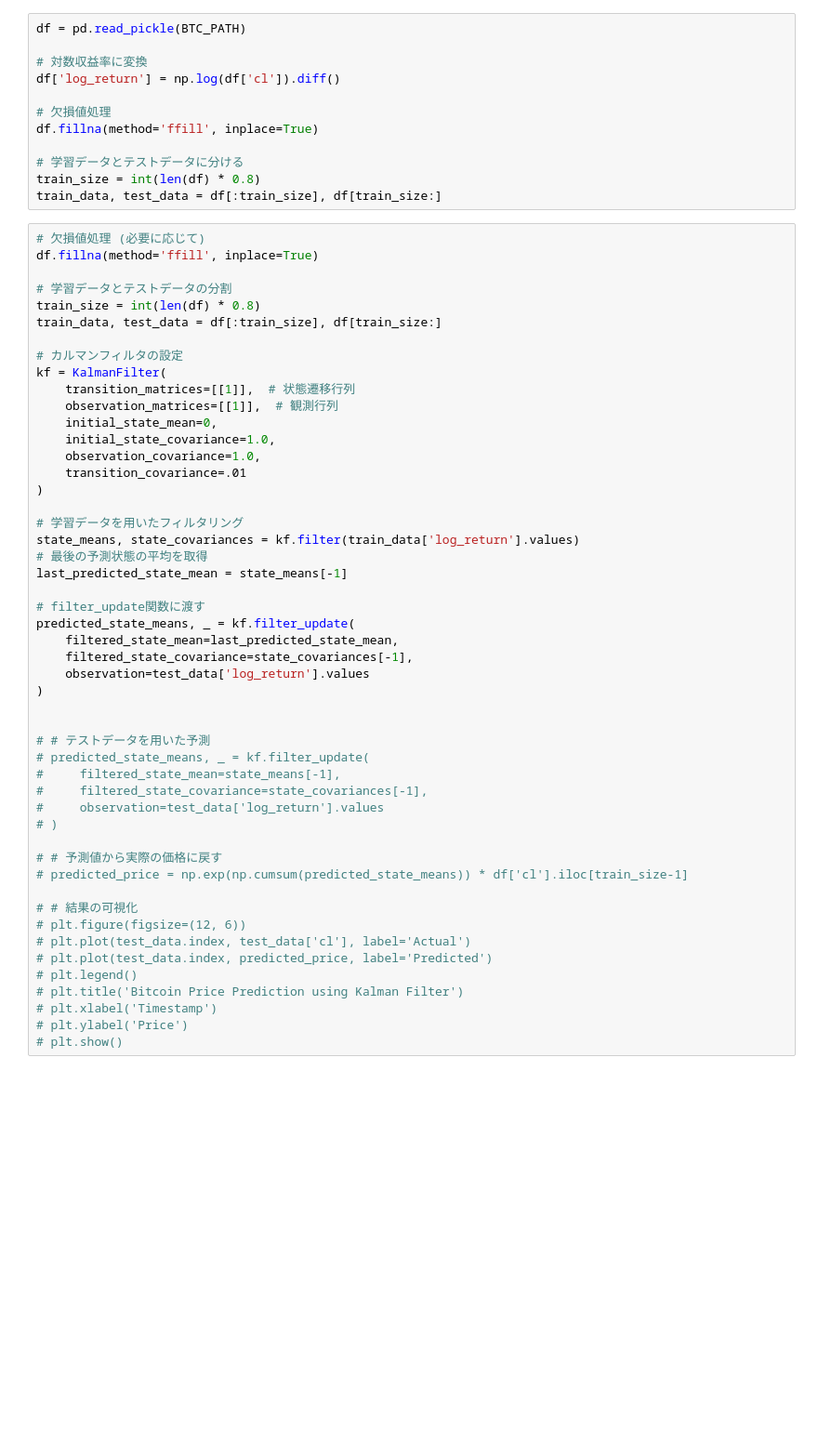
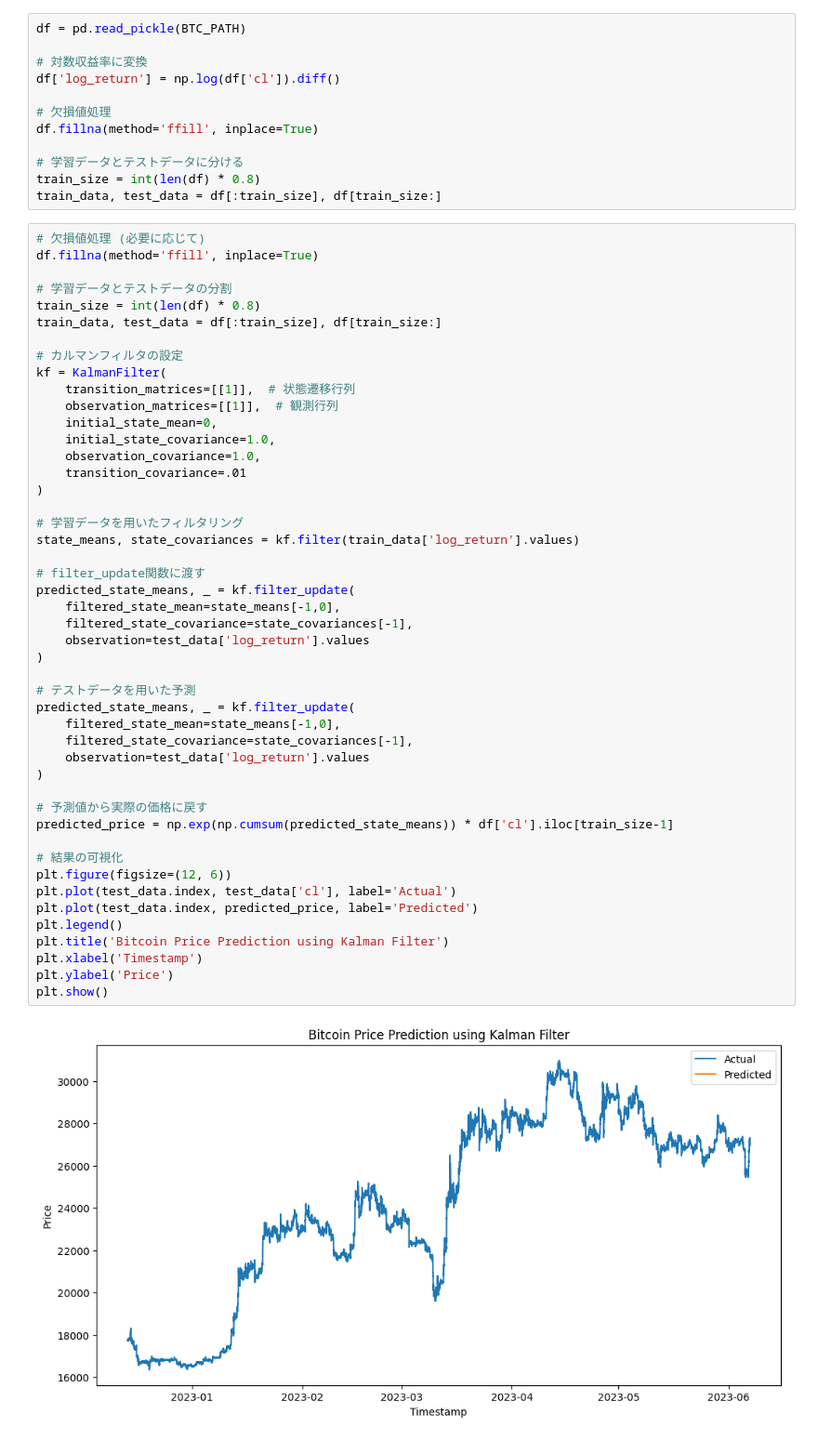
Before and after one commit to MizusakoSadanobu/kalman_filter_trade, a Jupyter notebook: main.ipynb, the cells around one changed output. Shown: that part at 93% size. Cells and saved outputs as stored; diff of their text form; blank space fills up the shorter version.

```diff
--- a/main.ipynb
+++ b/main.ipynb
@@ -25,50 +25,49 @@ train_data, test_data = df[:train_size], df[train_size:]
 # %%
 # 欠損値処理 (必要に応じて)
 df.fillna(method='ffill', inplace=True)
 
 # 学習データとテストデータの分割
 train_size = int(len(df) * 0.8)
 train_data, test_data = df[:train_size], df[train_size:]
 
 # カルマンフィルタの設定
 kf = KalmanFilter(
     transition_matrices=[[1]],  # 状態遷移行列
     observation_matrices=[[1]],  # 観測行列
     initial_state_mean=0,
     initial_state_covariance=1.0,
     observation_covariance=1.0,
     transition_covariance=.01
 )
 
 # 学習データを用いたフィルタリング
 state_means, state_covariances = kf.filter(train_data['log_return'].values)
-# 最後の予測状態の平均を取得
-last_predicted_state_mean = state_means[-1]
 
 # filter_update関数に渡す
 predicted_state_means, _ = kf.filter_update(
-    filtered_state_mean=last_predicted_state_mean,
+    filtered_state_mean=state_means[-1,0],
     filtered_state_covariance=state_covariances[-1],
     observation=test_data['log_return'].values
 )
 
+# テストデータを用いた予測
+predicted_state_means, _ = kf.filter_update(
+    filtered_state_mean=state_means[-1,0],
+    filtered_state_covariance=state_covariances[-1],
+    observation=test_data['log_return'].values
+)
 
-# # テストデータを用いた予測
-# predicted_state_means, _ = kf.filter_update(
-#     filtered_state_mean=state_means[-1],
-#     filtered_state_covariance=state_covariances[-1],
-#     observation=test_data['log_return'].values
-# )
+# 予測値から実際の価格に戻す
+predicted_price = np.exp(np.cumsum(predicted_state_means)) * df['cl'].iloc[train_size-1]
 
-# # 予測値から実際の価格に戻す
-# predicted_price = np.exp(np.cumsum(predicted_state_means)) * df['cl'].iloc[train_size-1]
-
-# # 結果の可視化
-# plt.figure(figsize=(12, 6))
-# plt.plot(test_data.index, test_data['cl'], label='Actual')
-# plt.plot(test_data.index, predicted_price, label='Predicted')
-# plt.legend()
-# plt.title('Bitcoin Price Prediction using Kalman Filter')
-# plt.xlabel('Timestamp')
-# plt.ylabel('Price')
-# plt.show()
+# 結果の可視化
+plt.figure(figsize=(12, 6))
+plt.plot(test_data.index, test_data['cl'], label='Actual')
+plt.plot(test_data.index, predicted_price, label='Predicted')
+plt.legend()
+plt.title('Bitcoin Price Prediction using Kalman Filter')
+plt.xlabel('Timestamp')
+plt.ylabel('Price')
+plt.show()
+# %% [output]
+[figure, added]
```
